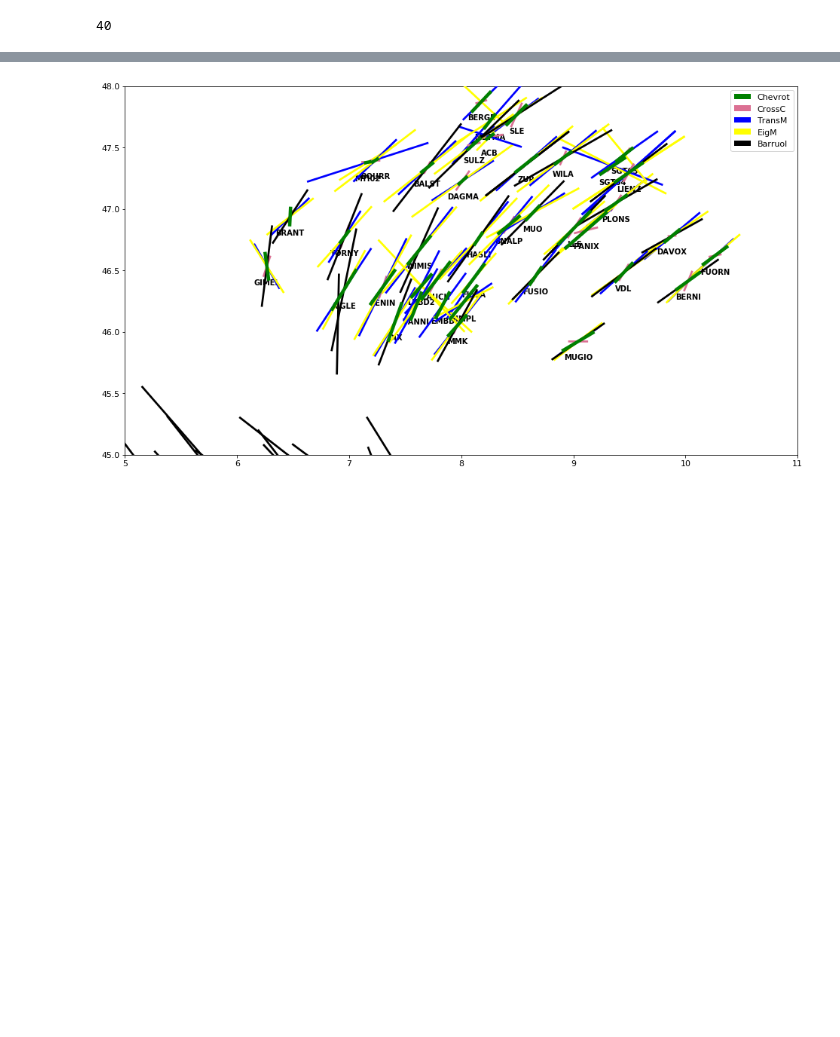
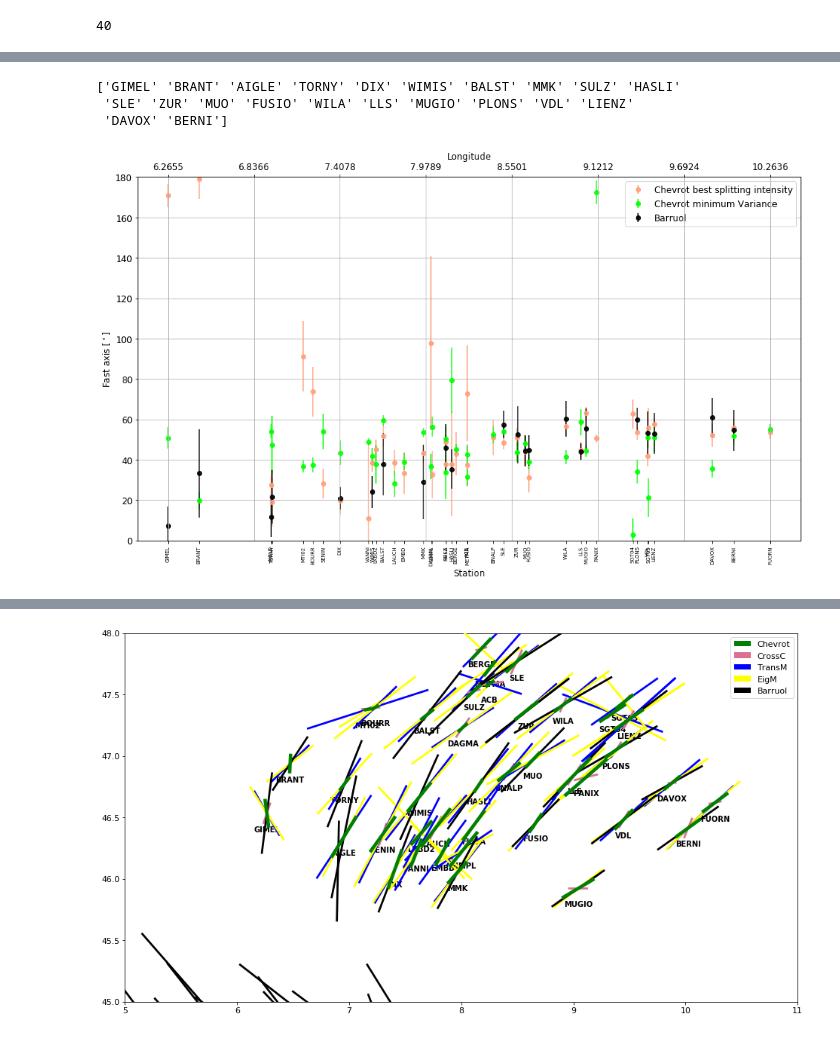
Before and after one commit to gerrithh/SKS_automatic_splitwave, a Jupyter notebook: code_latest/02_SKS_Analysis.ipynb, the cells around one changed output, grey strips where cells are left out. Saved outputs shown, nothing was run; the diff lists cells and outputs as text; code cells hidden in the pictures; blank space fills up the shorter version.

```diff
--- a/code_latest/02_SKS_Analysis.ipynb
+++ b/code_latest/02_SKS_Analysis.ipynb
@@ -985,0 +1581,42 @@ plt.scatter(lon, lat, s=p_phi*factor, facecolors='none', edgecolors='r')
+# %%
+station_counter = np.linspace(1,len(station_chev),len(station_chev))-1
+station_counter = np.linspace(round(np.min(st_lon)),round(np.max(st_lon)),len(station_chev))
+
+fig = plt.figure(figsize=(16,9))
+plt.rcParams.update({'font.size': 12})
+ax = plt.axes()
+ax1 = fig.add_subplot(111)
+ax2 = ax1.twiny()
+
+ax1.errorbar(np.sort(st_lon),fast_dir[np.argsort(st_lon)],yerr=dfast_dir[np.argsort(st_lon)],fmt='o',color=c3,ecolor=c3,label='Chevrot best splitting intensity',alpha=alpha)
+
+#plt.errorbar(station_counter,fast_dir,yerr=dfast_dir,fmt='o',color=c3,ecolor=c3,label='Chevrot best splitting intensity',alpha=alpha)
+ax1.errorbar(np.sort(st_lon),fast_dir_min_var,yerr=dfast_dir_min_var,fmt='o',color=c2,ecolor=c2,label='Chevrot minimum Variance',alpha=alpha)
+ax1.errorbar(lon[redundant_stats],fast_barr[redundant_stats], \
+              yerr=dfast_barr[redundant_stats],fmt='o',color=c1,ecolor=c1,label='Barruol',alpha=alpha)
+
+
+ax1.set_ylim((0,180))
+ax1.set_xticks(np.sort(st_lon))
+ax1.set_xticklabels((station_chev[np.argsort(st_lon)]),rotation=90,fontsize=7)
+ax2.set_xlim(ax1.get_xlim())
+ax2.set_xticks(np.linspace(min(st_lon),max(st_lon),8))
+xt = np.around(np.linspace(min(st_lon),max(st_lon),8),4)
+ax2.set_xticklabels(xt)
+
+ax1.yaxis.grid(True)
+ax2.xaxis.grid(True)
+
+ax1.set_xlabel('Station')
+ax1.set_ylabel('Fast axis [$^\circ$]')
+ax2.set_xlabel('Longitude')
+ax1.legend()
+fig.savefig('/media/hein/home2/SplitWave_Results/Project_images/Station_comparison_fast.png',dpi=150)
+
+station_barr = np.asarray(station_barr)
+print(station_barr[redundant_stats])
+# %% [output]
+['GIMEL' 'BRANT' 'AIGLE' 'TORNY' 'DIX' 'WIMIS' 'BALST' 'MMK' 'SULZ' 'HASLI'
+ 'SLE' 'ZUR' 'MUO' 'FUSIO' 'WILA' 'LLS' 'MUGIO' 'PLONS' 'VDL' 'LIENZ'
+ 'DAVOX' 'BERNI']
+[figure, added]
```
Also changed, not shown: parts of 22 cells of this notebook, 2 other files.
